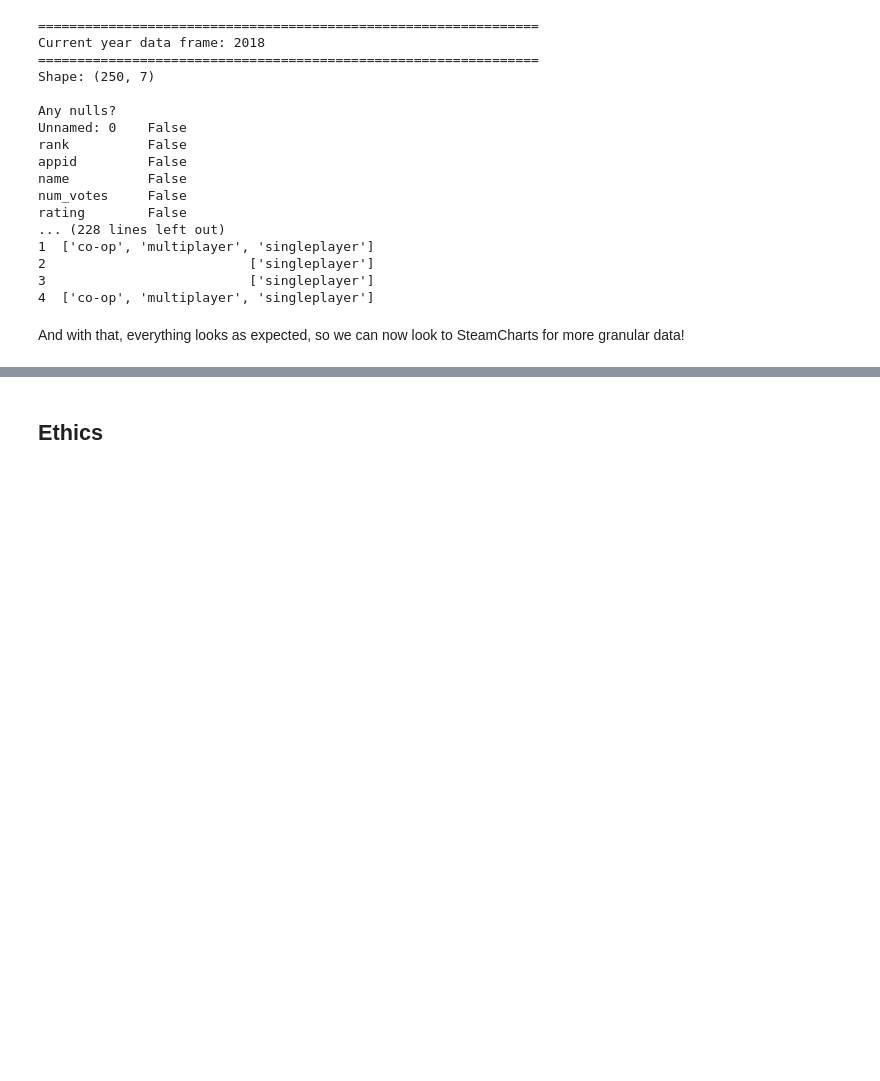
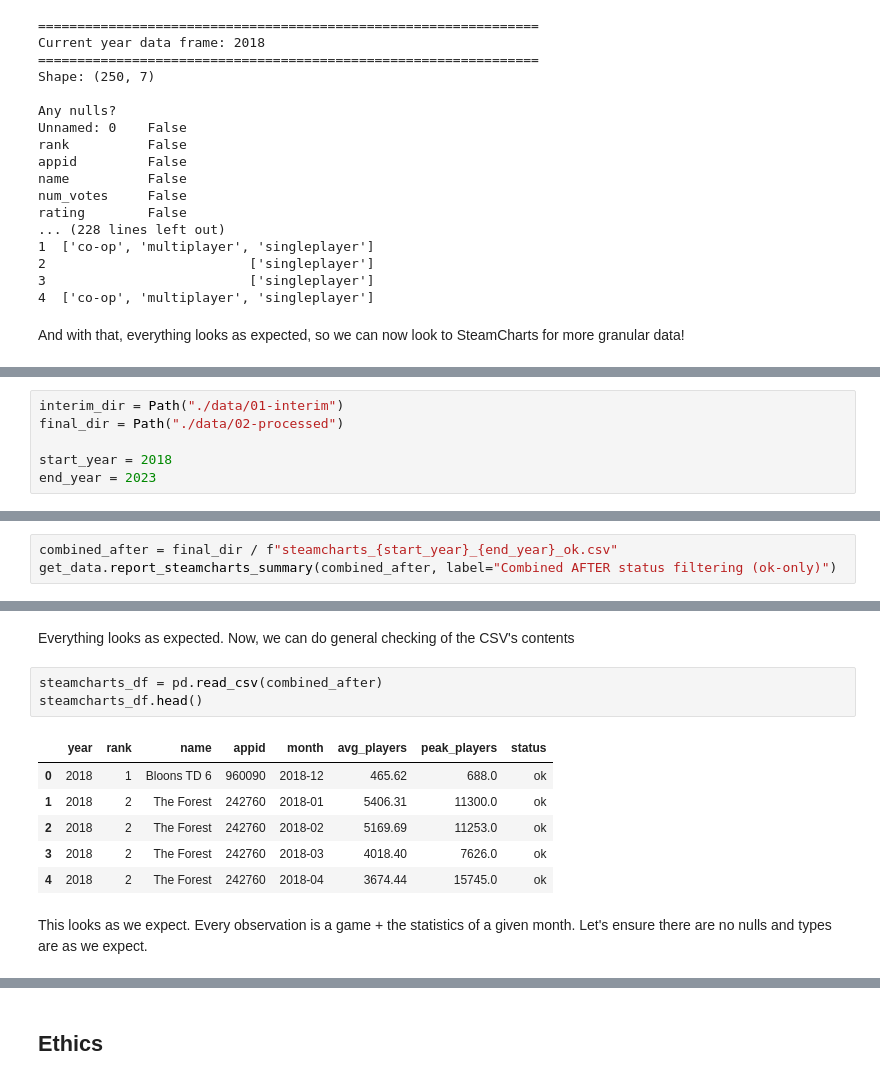
Before and after one commit to COGS108/Group038_WI26, a Jupyter notebook: 01-DataCheckpoint.ipynb, the cells around one changed output, grey strips where cells are left out. Saved outputs shown, nothing was run; the diff lists cells and outputs as text; blank space fills up the shorter version.

Commit message:
Recover Dorje's SteamCharts data checkpoint notebook commentary

```diff
--- a/01-DataCheckpoint.ipynb
+++ b/01-DataCheckpoint.ipynb
@@ -437,0 +447,6 @@ And with that, everything looks as expected, so we can now look to SteamCharts f
+# %%
+interim_dir = Path("./data/01-interim")
+final_dir = Path("./data/02-processed")
+
+start_year = 2018
+end_year = 2023
@@ -437,0 +479,3 @@ And with that, everything looks as expected, so we can now look to SteamCharts f
+# %%
+combined_after = final_dir / f"steamcharts_{start_year}_{end_year}_ok.csv"
+get_data.report_steamcharts_summary(combined_after, label="Combined AFTER status filtering (ok-only)")
@@ -437,0 +499,14 @@ And with that, everything looks as expected, so we can now look to SteamCharts f
+# %% [markdown]
+Everything looks as expected. Now, we can do general checking of the CSV's contents
+# %%
+steamcharts_df = pd.read_csv(combined_after)
+steamcharts_df.head()
+# %% [output]
+|  | year | rank | name | appid | month | avg_players | peak_players | status |
+| 0 | 2018 | 1 | Bloons TD 6 | 960090 | 2018-12 | 465.62 | 688.0 | ok |
+| 1 | 2018 | 2 | The Forest | 242760 | 2018-01 | 5406.31 | 11300.0 | ok |
+| 2 | 2018 | 2 | The Forest | 242760 | 2018-02 | 5169.69 | 11253.0 | ok |
+| 3 | 2018 | 2 | The Forest | 242760 | 2018-03 | 4018.40 | 7626.0 | ok |
+| 4 | 2018 | 2 | The Forest | 242760 | 2018-04 | 3674.44 | 15745.0 | ok |
+# %% [markdown]
+This looks as we expect. Every observation is a game + the statistics of a given month. Let's ensure there are no nulls and types are as we expect.
```
Also changed, not shown: parts of 11 cells of this notebook, 55 other files.
